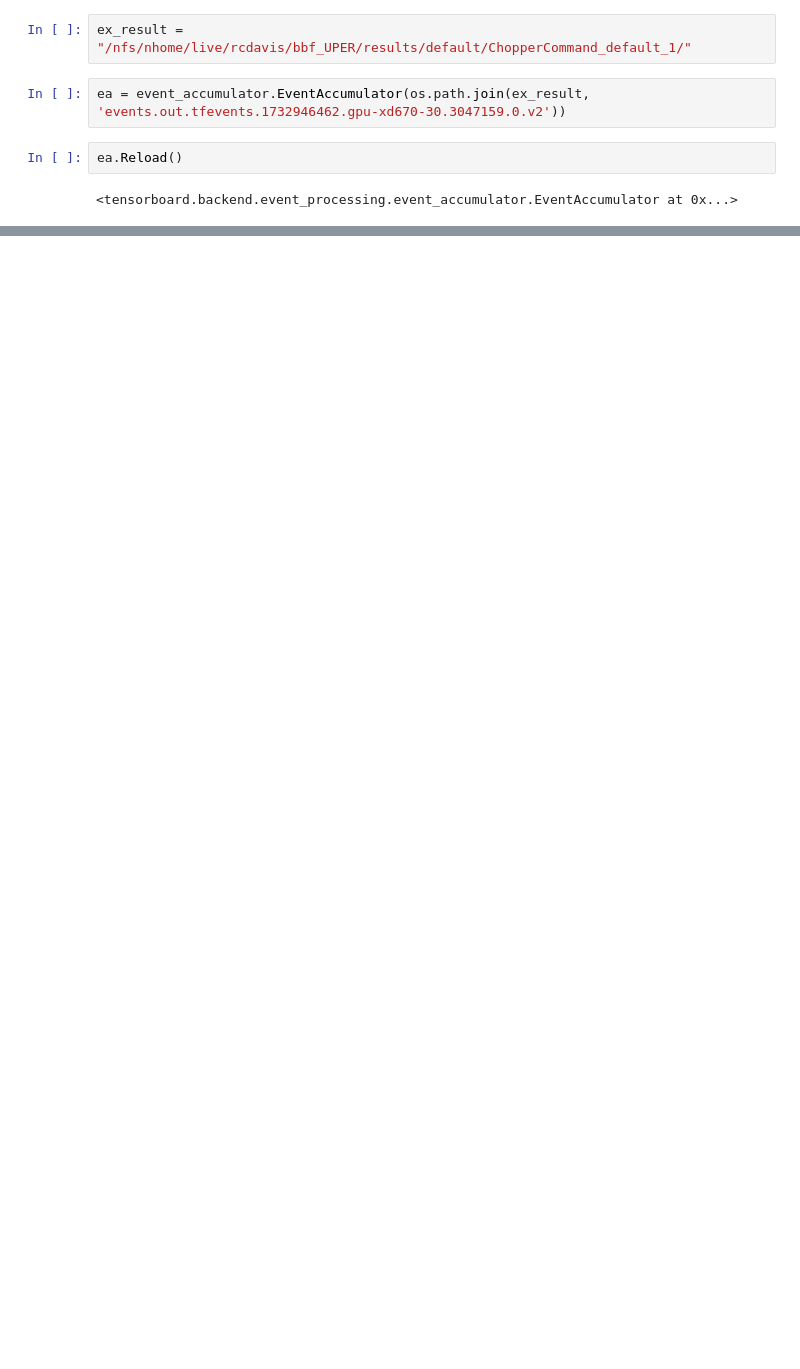
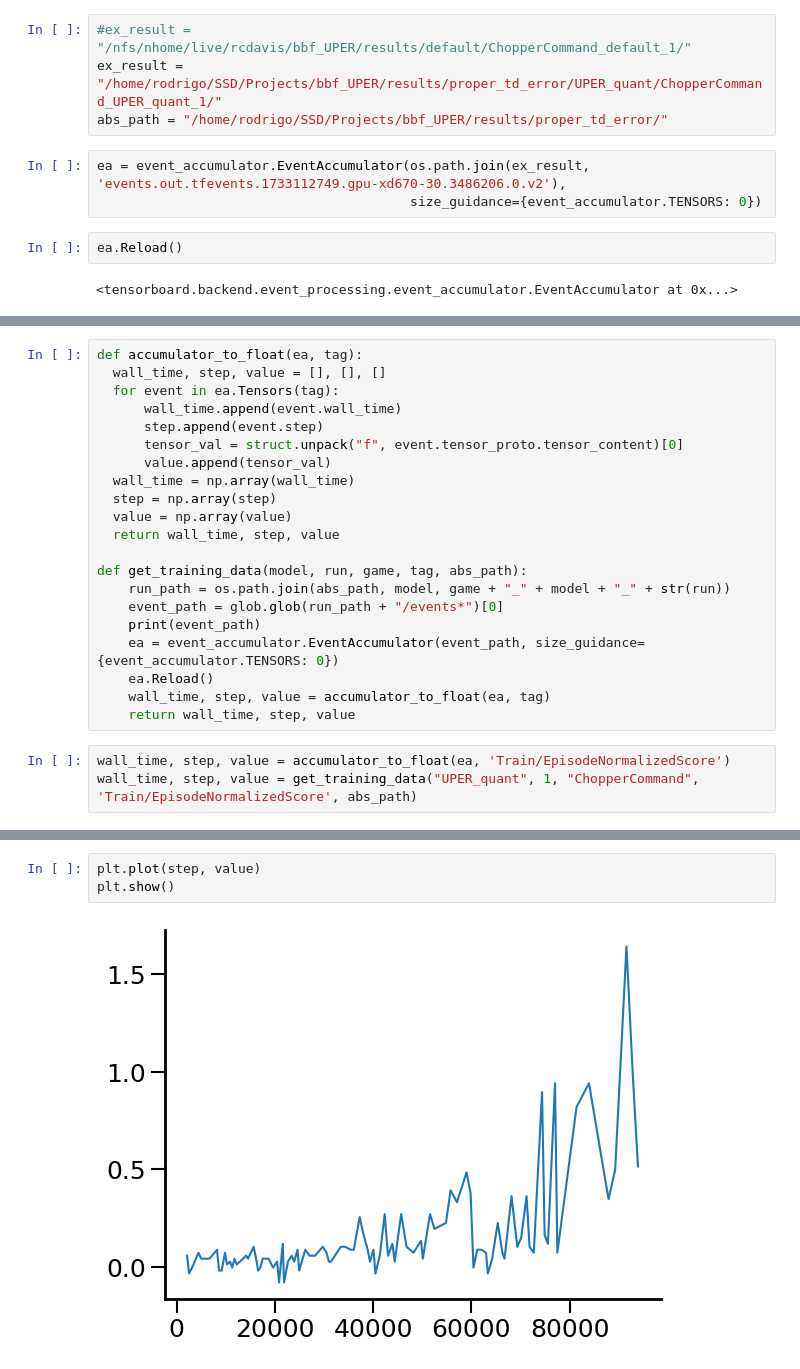
Before and after one commit to rodrigcd/bbf_UPER, a Jupyter notebook: notebooks/plotting_tensorboard.ipynb, the cells around one changed output, grey strips where cells are left out. Drawn from its saved outputs; the diff is of its cells as text; blank space fills up the shorter version.

```diff
--- a/notebooks/plotting_tensorboard.ipynb
+++ b/notebooks/plotting_tensorboard.ipynb
@@ -23,7 +26,10 @@ TensorBoard version:  2.18.0
 # %%
-ex_result = "/nfs/nhome/live/rcdavis/bbf_UPER/results/default/ChopperCommand_default_1/"
+#ex_result = "/nfs/nhome/live/rcdavis/bbf_UPER/results/default/ChopperCommand_default_1/"
+ex_result = "/home/rodrigo/SSD/Projects/bbf_UPER/results/proper_td_error/UPER_quant/ChopperCommand_UPER_quant_1/"
+abs_path = "/home/rodrigo/SSD/Projects/bbf_UPER/results/proper_td_error/"
 # %%
-ea = event_accumulator.EventAccumulator(os.path.join(ex_result, 'events.out.tfevents.1732946462.gpu-xd670-30.3047159.0.v2'))
+ea = event_accumulator.EventAccumulator(os.path.join(ex_result, 'events.out.tfevents.1733112749.gpu-xd670-30.3486206.0.v2'),
+                                        size_guidance={event_accumulator.TENSORS: 0})
 # %%
 ea.Reload()
 # %% [output]
@@ -52,0 +71,24 @@ ea.Scalars('Loss')
+# %%
+def accumulator_to_float(ea, tag):
+  wall_time, step, value = [], [], []
+  for event in ea.Tensors(tag):
+      wall_time.append(event.wall_time)
+      step.append(event.step)
+      tensor_val = struct.unpack("f", event.tensor_proto.tensor_content)[0]
+      value.append(tensor_val)
+  wall_time = np.array(wall_time)
+  step = np.array(step)
+  value = np.array(value)
+  return wall_time, step, value
+
+def get_training_data(model, run, game, tag, abs_path):
+    run_path = os.path.join(abs_path, model, game + "_" + model + "_" + str(run))
+    event_path = glob.glob(run_path + "/events*")[0]
+    print(event_path)
+    ea = event_accumulator.EventAccumulator(event_path, size_guidance={event_accumulator.TENSORS: 0})
+    ea.Reload()
+    wall_time, step, value = accumulator_to_float(ea, tag)
+    return wall_time, step, value
+# %%
+wall_time, step, value = accumulator_to_float(ea, 'Train/EpisodeNormalizedScore')
+wall_time, step, value = get_training_data("UPER_quant", 1, "ChopperCommand", 'Train/EpisodeNormalizedScore', abs_path)
@@ -52,0 +97,5 @@ ea.Scalars('Loss')
+# %%
+plt.plot(step, value)
+plt.show()
+# %% [output]
+[figure, added]
```
Also changed, not shown: parts of 18 cells of this notebook, 4 other files.
